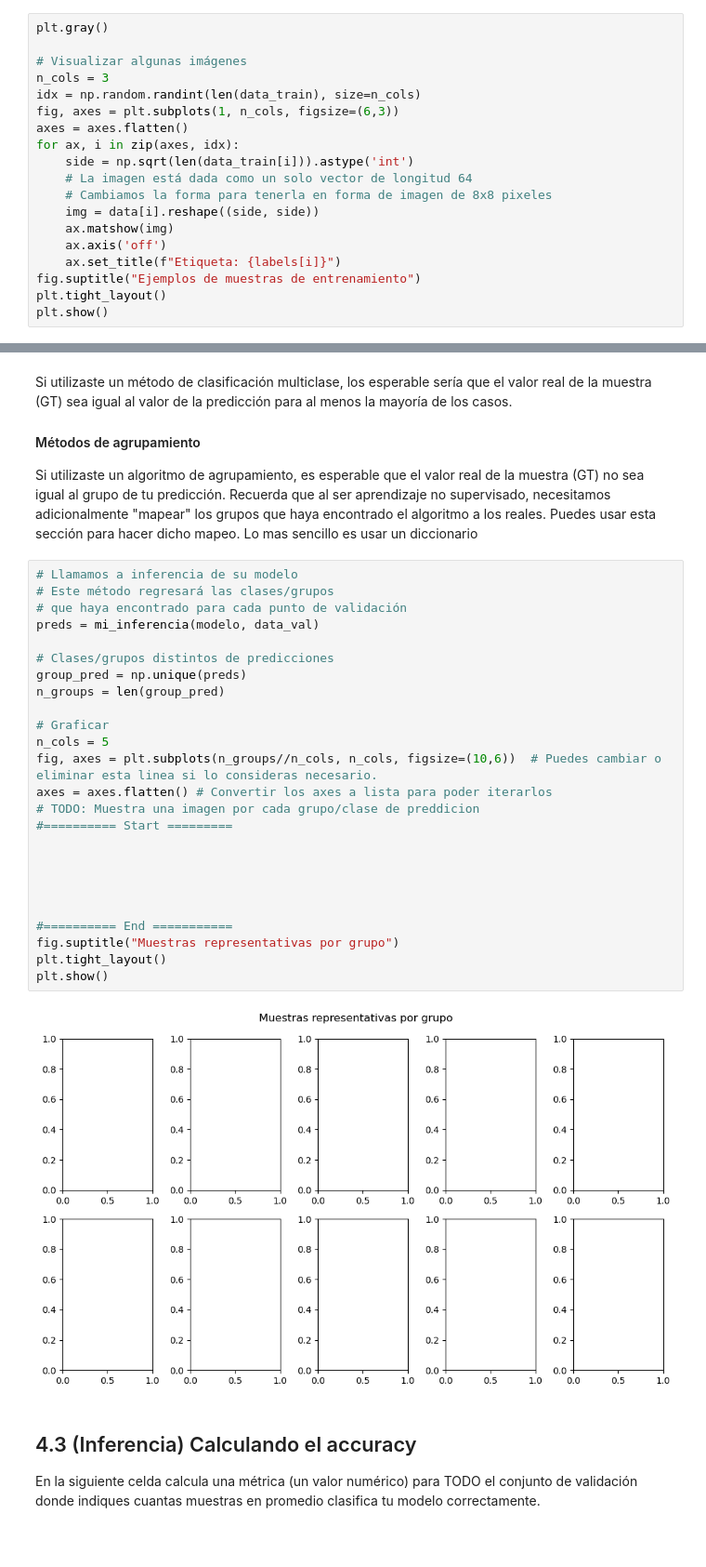
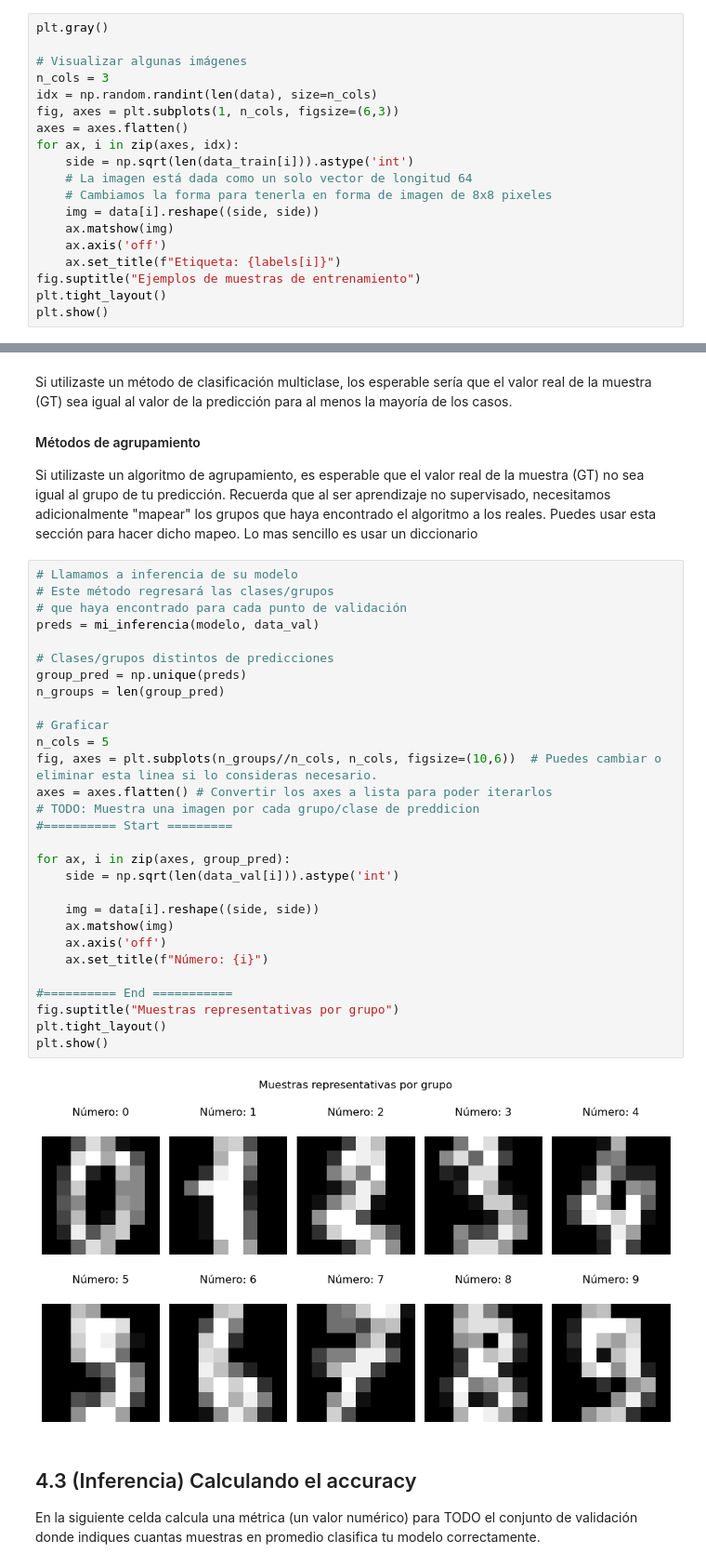
Before and after one commit to r-ibarrab/ElMaviri, a Jupyter notebook: proyecto_1_ML/proyecto_1_ML.ipynb, the cells around one changed output, grey strips where cells are left out. Shown: that part at 93% size. Saved outputs shown, nothing was run; the diff lists cells and outputs as text; blank space fills up the shorter version.

```diff
--- a/proyecto_1_ML/proyecto_1_ML.ipynb
+++ b/proyecto_1_ML/proyecto_1_ML.ipynb
@@ -69,7 +73,7 @@ plt.gray()
 
 # Visualizar algunas imágenes
 n_cols = 3
-idx = np.random.randint(len(data_train), size=n_cols)
+idx = np.random.randint(len(data), size=n_cols)
 fig, axes = plt.subplots(1, n_cols, figsize=(6,3))
 axes = axes.flatten()
 for ax, i in zip(axes, idx):
@@ -247,30 +359,34 @@ Si utilizaste un algoritmo de agrupamiento, es esperable que el valor real de la
 # %%
 # Llamamos a inferencia de su modelo
 # Este método regresará las clases/grupos
 # que haya encontrado para cada punto de validación
 preds = mi_inferencia(modelo, data_val)
 
 # Clases/grupos distintos de predicciones
 group_pred = np.unique(preds)
 n_groups = len(group_pred)
 
 # Graficar
 n_cols = 5
 fig, axes = plt.subplots(n_groups//n_cols, n_cols, figsize=(10,6))  # Puedes cambiar o eliminar esta linea si lo consideras necesario.
 axes = axes.flatten() # Convertir los axes a lista para poder iterarlos
 # TODO: Muestra una imagen por cada grupo/clase de preddicion
 #========== Start =========
 
+for ax, i in zip(axes, group_pred):
+    side = np.sqrt(len(data_val[i])).astype('int')
 
-
-
+    img = data[i].reshape((side, side))
+    ax.matshow(img)
+    ax.axis('off')
+    ax.set_title(f"Número: {i}")
 
 #========== End ===========
 fig.suptitle("Muestras representativas por grupo")
 plt.tight_layout()
 plt.show()
 # %% [output]
-[figure, old version]
+[figure, new version]
 # %% [markdown]
 ## 4.3 (Inferencia) Calculando el accuracy
 En la siguiente celda calcula una métrica (un valor numérico) para TODO el conjunto de validación donde indiques cuantas muestras en promedio clasifica tu modelo correctamente.
```
Also changed, not shown: parts of 8 cells of this notebook.
